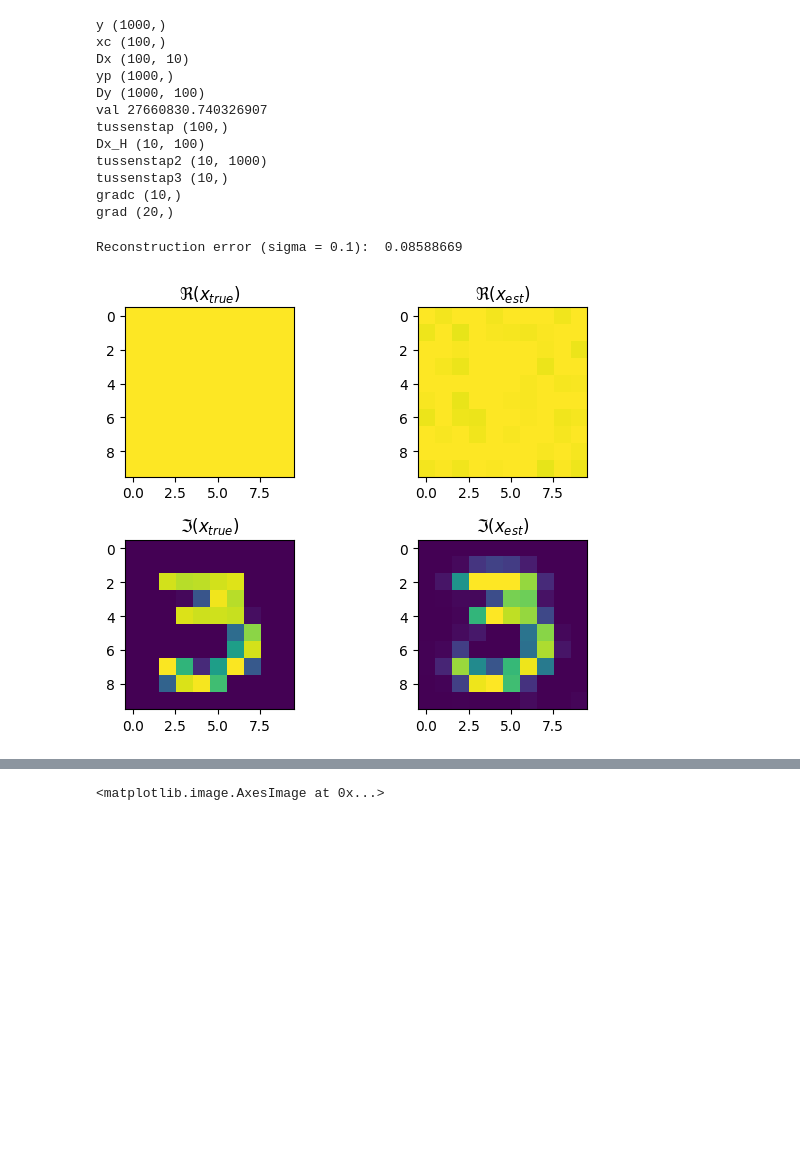
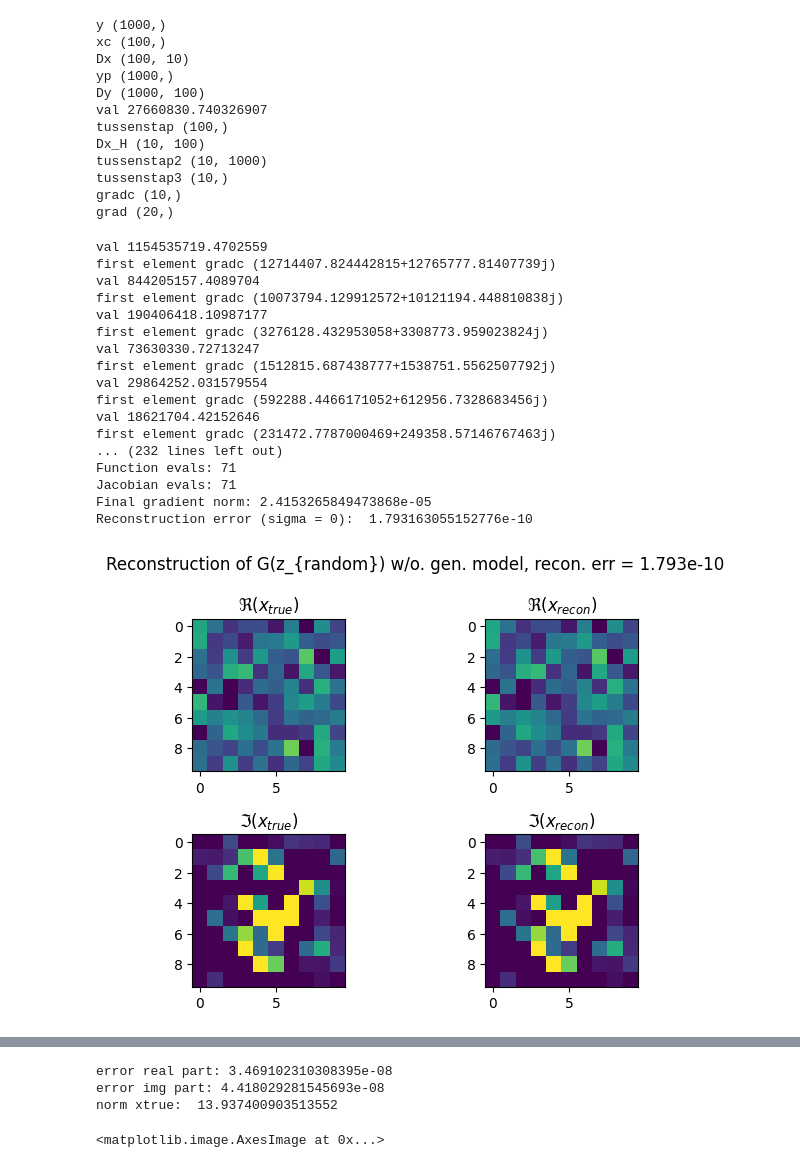
Before and after one commit to Ava99999/signal-thesis, a Jupyter notebook: complex autoencoder/main_autocomplex.ipynb, the cells around one changed output, grey strips where cells are left out. Saved outputs shown, nothing was run; the diff lists cells and outputs as text; code cells hidden in the pictures; blank space fills up the shorter version.

```diff
--- a/complex autoencoder/main_autocomplex.ipynb
+++ b/complex autoencoder/main_autocomplex.ipynb
@@ -723,32 +789,71 @@ gradc (10,)
 grad (20,)
 # %%
 # test generative model itself
-sigma = 0.1
+sigma = 0
 
-xtrue = datatest[np.random.randint(0,datatest.shape[0])].numpy()
-xtrue_1D = xtrue.flatten()
+#xtrue = datatest[np.random.randint(0,datatest.shape[0])].numpy()
 
-#xtrue_1D = G.eval(np.random.randn(k) + 1j*np.random.randn(k))
+x_random = np.random.normal(size=(1,sample_shape)) + 1j*np.random.normal(size=(1,sample_shape))
+x_tensor = make_tensor(x_random)
+x_random_recon_tf = decoder(encoder(x_tensor))
+x_random_recon = x_random_recon_tf.numpy().flatten()
 
-error, xhat_corr, yobs = reconstruct(xtrue_1D, A, G, Gstar, w=1, sigma = sigma, lmbda = sigma)
+xtrue = G.eval(np.random.randn(k) + 1j*np.random.randn(k))
+xtrue_1D = np.load('G(z)_ex8_goodex.npy') #x_random_recon #xtrue.flatten()
+
+#xtrue_1D = xtrue.flatten() #x_random.flatten() # #G.eval(np.random.randn(k) + 1j*np.random.randn(k))
+#xtrue_1D = np.zeros(n) + 1j*np.imag(x_random_recon)
+
+error, xhat_corr, yobs, _ = reconstruct(xtrue_1D, A, I, Istar, w=1, sigma = sigma, lmbda = sigma)
 #xhat_corr = xhat_corr.reshape((nx,nx))
 
 print(f"Reconstruction error (sigma = {sigma}): ", error)
+
+fig, ax = plt.subplots(2,2)
+
+ax[0,0].imshow(np.real(xtrue_1D.reshape((nx,nx))),clim=[0,1])
+ax[0,0].set_title(r'$\Re(x_{true})$')
+ax[1,0].imshow(np.imag(xtrue_1D.reshape((nx,nx))),clim=[0,1])
+ax[1,0].set_title(r'$\Im(x_{true})$')
+ax[0,1].imshow(np.real(xhat_corr.reshape((nx,nx))),clim=[0,1])
+ax[0,1].set_title(r'$\Re(x_{recon})$')
+ax[1,1].imshow(np.imag(xhat_corr.reshape((nx,nx))),clim=[0,1])
+ax[1,1].set_title(r'$\Im(x_{recon})$')
+
+fig.suptitle(rf"Reconstruction of G(z_{{random}}) w/o. gen. model, recon. err = {error:.3e}")
+fig.tight_layout()
+
 plot_result(xtrue_1D, xhat_corr)
 
 # compare with direct reconstruction of the test image
 compare_y = encoder(make_tensor_shape(xtrue))
 compare_x = decoder(compare_y).numpy()
 
 fig, ax = plt.subplots(2,1)
 
 ax[0].imshow(np.real(compare_x.reshape((nx,nx))),clim=[0,1])
 ax[0].set_title(r'$\Re(x_{recon})$')
 ax[1].imshow(np.imag(compare_x.reshape((nx,nx))),clim=[0,1])
 ax[1].set_title(r'$\Im(x_{recon})$')
 
 fig.tight_layout()
 plt.show()
 # %% [output]
-Reconstruction error (sigma = 0.1):  0.08588669
+val 1154535719.4702559
+first element gradc (12714407.824442815+12765777.81407739j)
+val 844205157.4089704
+first element gradc (10073794.129912572+10121194.448810838j)
+val 190406418.10987177
+first element gradc (3276128.432953058+3308773.959023824j)
+val 73630330.72713247
+first element gradc (1512815.687438777+1538751.5562507792j)
+val 29864252.031579554
+first element gradc (592288.4466171052+612956.7328683456j)
+val 18621704.42152646
+first element gradc (231472.7787000469+249358.57146767463j)
+... (232 lines left out)
+Function evals: 71
+Jacobian evals: 71
+Final gradient norm: 2.4153265849473868e-05
+Reconstruction error (sigma = 0):  1.793163055152776e-10
-[figure, old version]
+[figure, new version]
@@ -756,3 +862,18 @@ Reconstruction error (sigma = 0.1):  0.08588669
+# %%
+error_real = np.linalg.norm(np.real(xhat_corr) - np.real(xtrue_1D))/np.linalg.norm(np.real(xtrue_1D))
+error_imag = np.linalg.norm(np.imag(xhat_corr) - np.imag(xtrue_1D))/np.linalg.norm(np.imag(xtrue_1D))
+
+print(f"error real part: {error_real}")
+print(f"error img part: {error_imag}")
+
+print("norm xtrue: ", np.linalg.norm(xtrue_1D))
+
+np.save('G(z)_ex9_randomex.npy', xtrue_1D)
+np.save('G(z)_ex9_randomex_recon.npy', xhat_corr)
+# %% [output]
+error real part: 3.469102310308395e-08
+error img part: 4.418029281545693e-08
+norm xtrue:  13.937400903513552
 # %%
 # test with l2
 xtrue = x_test_cx_small[0].numpy()
```
Also changed, not shown: parts of 7 cells of this notebook, 53 other files.
